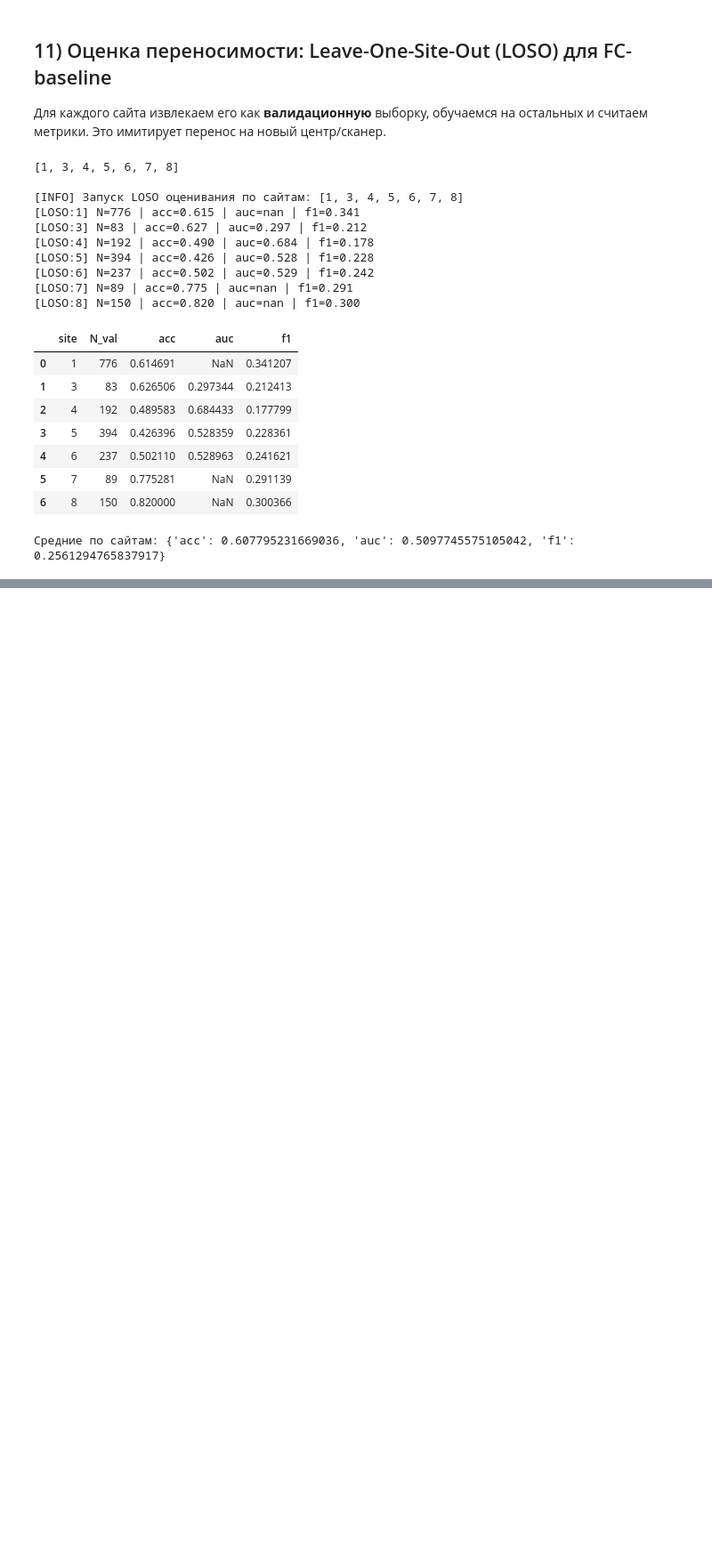
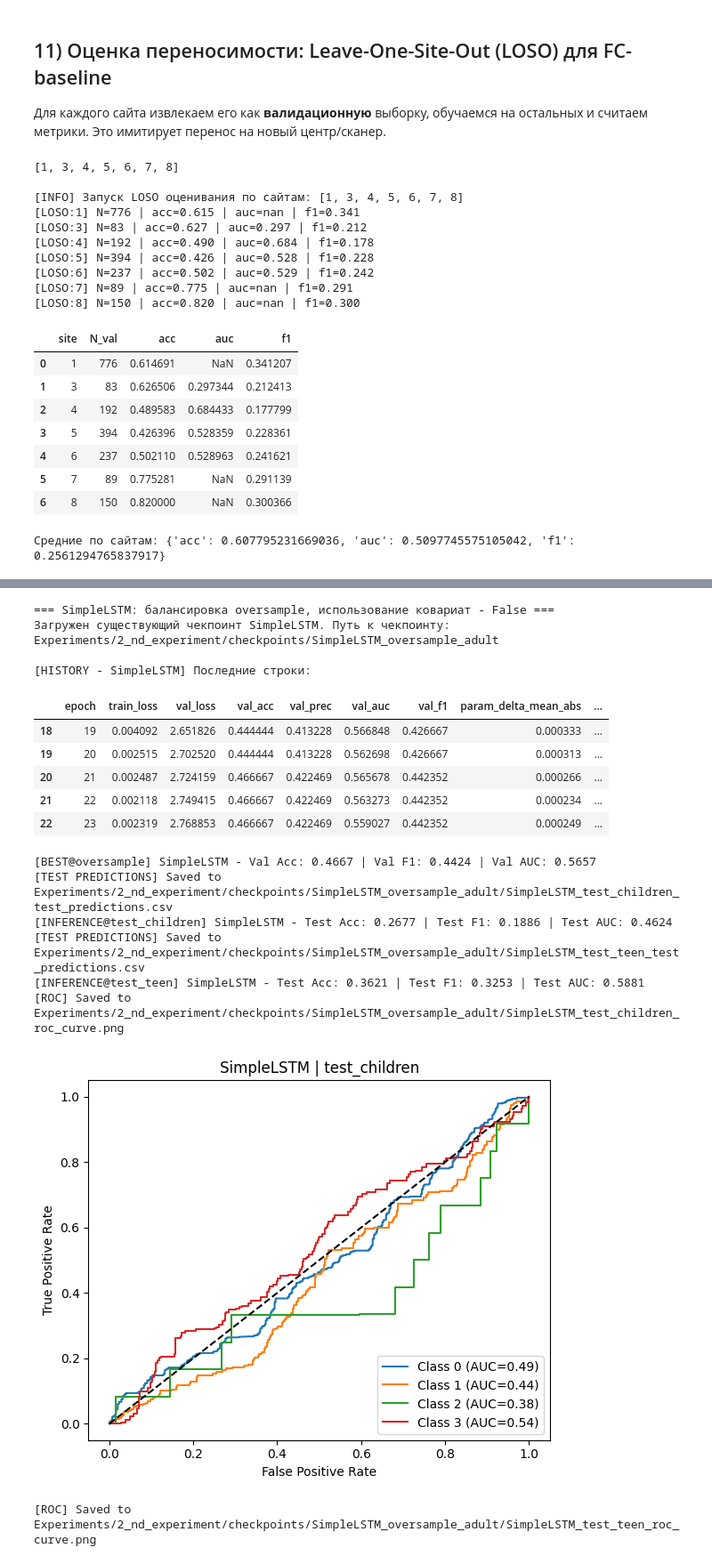
Before and after one commit to Amissum/ADHD_connectome_biomarkers_transfer_research, a Jupyter notebook: ADHD200/Pipelines/AthenaPipeline/Iter_3_ADHD200_train_v3.ipynb, the cells around one changed output, grey strips where cells are left out. Shown at 89% size. Cells and saved outputs as stored; diff of their text form; code cells hidden in the pictures; blank space fills up the shorter version.

```diff
--- a/ADHD200/Pipelines/AthenaPipeline/Iter_3_ADHD200_train_v3.ipynb
+++ b/ADHD200/Pipelines/AthenaPipeline/Iter_3_ADHD200_train_v3.ipynb
@@ -2880,0 +3388,47 @@ else:
+# %%
+# Создаём эксперимент Train Adult -> Test Children (для SimpleLSTM)
+experiment_lstm_adult = SingleExperimentWithTests(
+    model=SimpleLSTM(n_rois=adult_dl_over.ROI, n_classes=N_CLASSES, cov_dim=adult_dl_over.cov_dim_s, hidden=64, num_layers=1).to(DEVICE),
+    experiment_data_loader=adult_dl_over,
+    reuse_baseline_models=REUSE_BASELINE_MODELS,
+    class_counts_main=class_counts_main,
+    checkpoint_dir=CHECKPOINT_DIR_2,
+    experiment_tag='adult',
+    device=DEVICE,
+    epochs=EPOCHS,
+    lr=LR,
+    weight_decay=WEIGHT_DECAY,
+    debug=True,
+    early_metric=EARLY_STOP_METRIC,
+    patience=EARLY_STOP_PATIENCE,
+    min_delta=MIN_DELTA_IMPROVE,
+    class_weight_strength=1.0,
+    test_loaders={"test_children": children_dl_over.inference_loader,
+                  "test_teen": teen_dl_over.inference_loader}
+)
+experiment_lstm_adult.train()
+experiment_lstm_adult.evaluate()
+
+# Запуск тестов и построение ROC кривых для эксперимента Train Adult -> Test Children.
+# Ожидаем, что для смежной когорты teens результаты по AUC будут лучше, чем для более удалённой когорты children.
+experiment_lstm_adult.run_tests()
+experiment_lstm_adult.plot_test_roc()
+# %% [output]
+=== SimpleLSTM: балансировка oversample, использование ковариат - False ===
+Загружен существующий чекпоинт SimpleLSTM. Путь к чекпоинту: Experiments/2_nd_experiment/checkpoints/SimpleLSTM_oversample_adult
+
+[HISTORY - SimpleLSTM] Последние строки:
+|  | epoch | train_loss | val_loss | val_acc | val_prec | val_auc | val_f1 | param_delta_mean_abs | ... |
+| 18 | 19 | 0.004092 | 2.651826 | 0.444444 | 0.413228 | 0.566848 | 0.426667 | 0.000333 | ... |
+| 19 | 20 | 0.002515 | 2.702520 | 0.444444 | 0.413228 | 0.562698 | 0.426667 | 0.000313 | ... |
+| 20 | 21 | 0.002487 | 2.724159 | 0.466667 | 0.422469 | 0.565678 | 0.442352 | 0.000266 | ... |
+| 21 | 22 | 0.002118 | 2.749415 | 0.466667 | 0.422469 | 0.563273 | 0.442352 | 0.000234 | ... |
+| 22 | 23 | 0.002319 | 2.768853 | 0.466667 | 0.422469 | 0.559027 | 0.442352 | 0.000249 | ... |
+[BEST@oversample] SimpleLSTM - Val Acc: 0.4667 | Val F1: 0.4424 | Val AUC: 0.5657
+[TEST PREDICTIONS] Saved to Experiments/2_nd_experiment/checkpoints/SimpleLSTM_oversample_adult/SimpleLSTM_test_children_test_predictions.csv
+[INFERENCE@test_children] SimpleLSTM - Test Acc: 0.2677 | Test F1: 0.1886 | Test AUC: 0.4624
+[TEST PREDICTIONS] Saved to Experiments/2_nd_experiment/checkpoints/SimpleLSTM_oversample_adult/SimpleLSTM_test_teen_test_predictions.csv
+[INFERENCE@test_teen] SimpleLSTM - Test Acc: 0.3621 | Test F1: 0.3253 | Test AUC: 0.5881
+[ROC] Saved to Experiments/2_nd_experiment/checkpoints/SimpleLSTM_oversample_adult/SimpleLSTM_test_children_roc_curve.png
+[figure, added]
+[ROC] Saved to Experiments/2_nd_experiment/checkpoints/SimpleLSTM_oversample_adult/SimpleLSTM_test_teen_roc_curve.png
```
Also changed, not shown: parts of 60 cells of this notebook.
